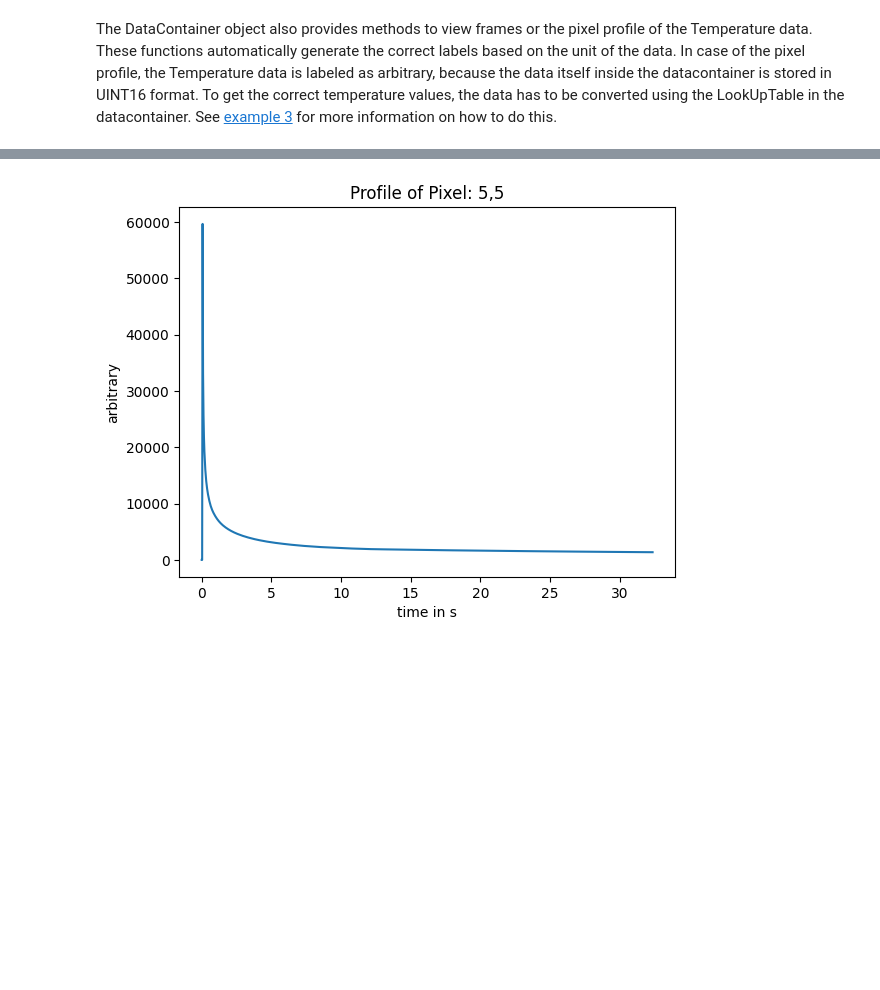
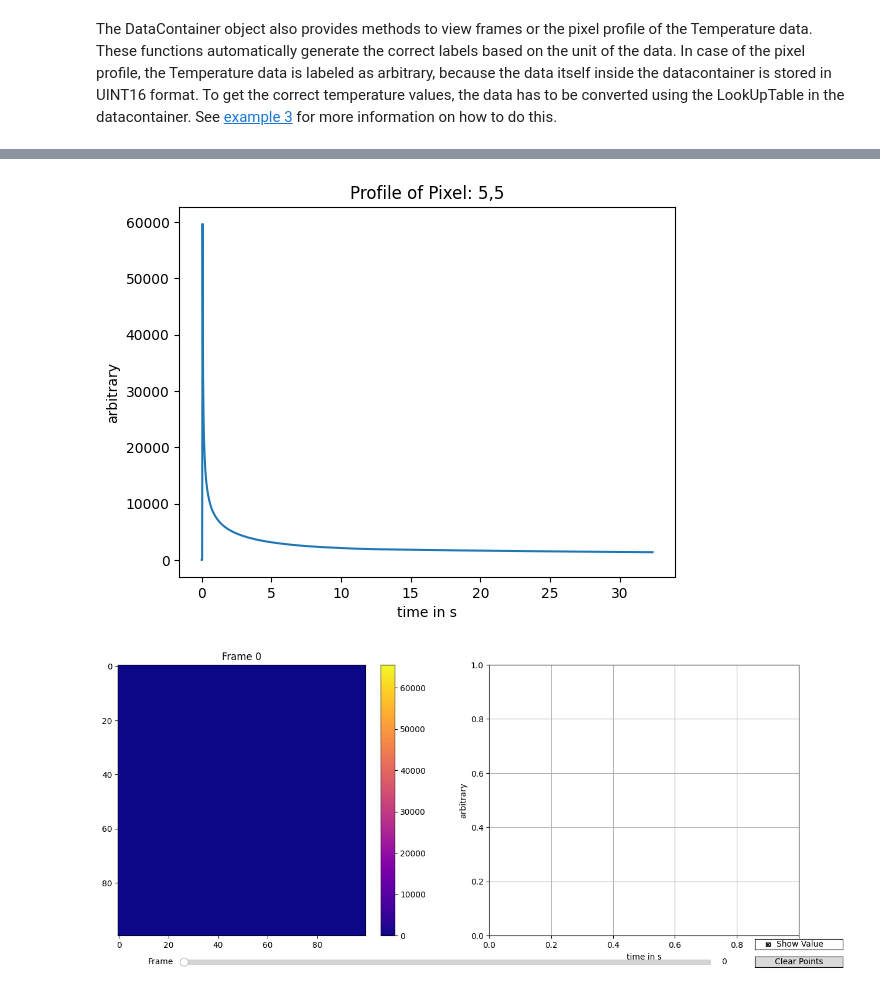
Before and after one commit to voidsy-gmbh/pyThermoNDT, a Jupyter notebook: examples/example1_loading_data.ipynb, the cells around one changed output, grey strips where cells are left out. Cells and saved outputs as stored; diff of their text form; code cells hidden in the pictures; blank space fills up the shorter version.

```diff
--- a/examples/example1_loading_data.ipynb
+++ b/examples/example1_loading_data.ipynb
@@ -131,8 +175,10 @@ The DataContainer object also provides methods to view frames or the pixel profi
 # %%
 container = reader2[2]
 
 container.show_frame(40)
 container.show_pixel_profile(5, 5)
+container.analyse_interactive() # Note: Interactive control does not work in JupyterNotebooks ==> use in a script
 # %% [output]
 [figure]
 [figure]
+[figure, added]
```
Also changed, not shown: parts of 4 cells of this notebook.
